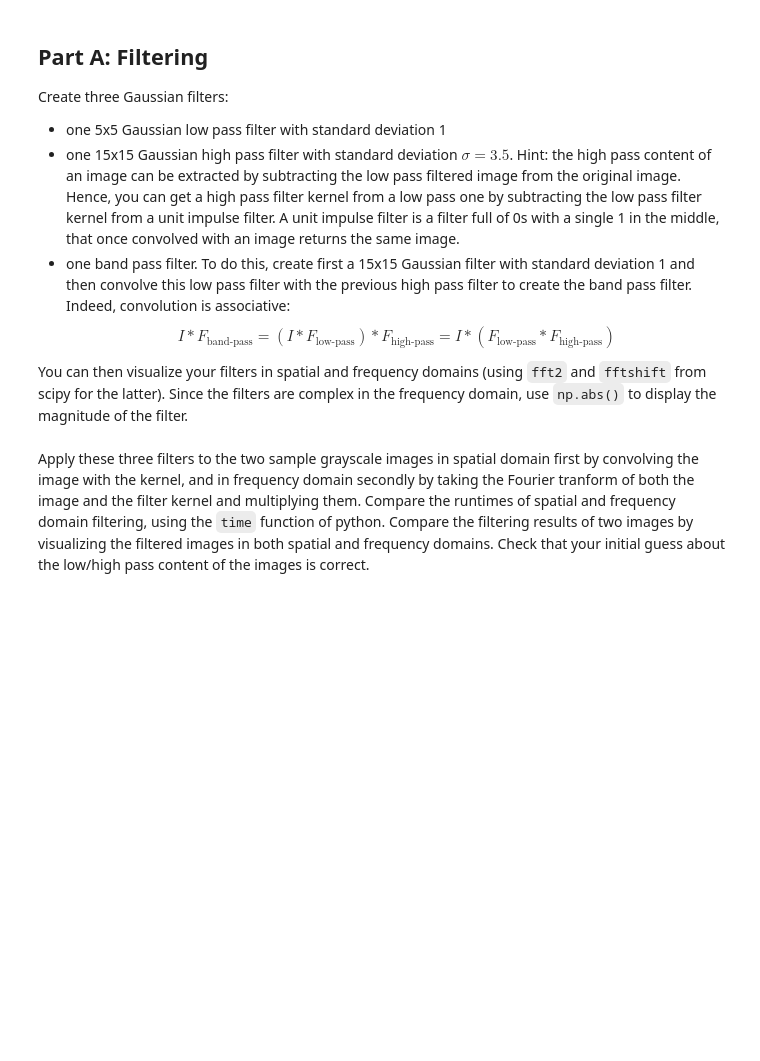
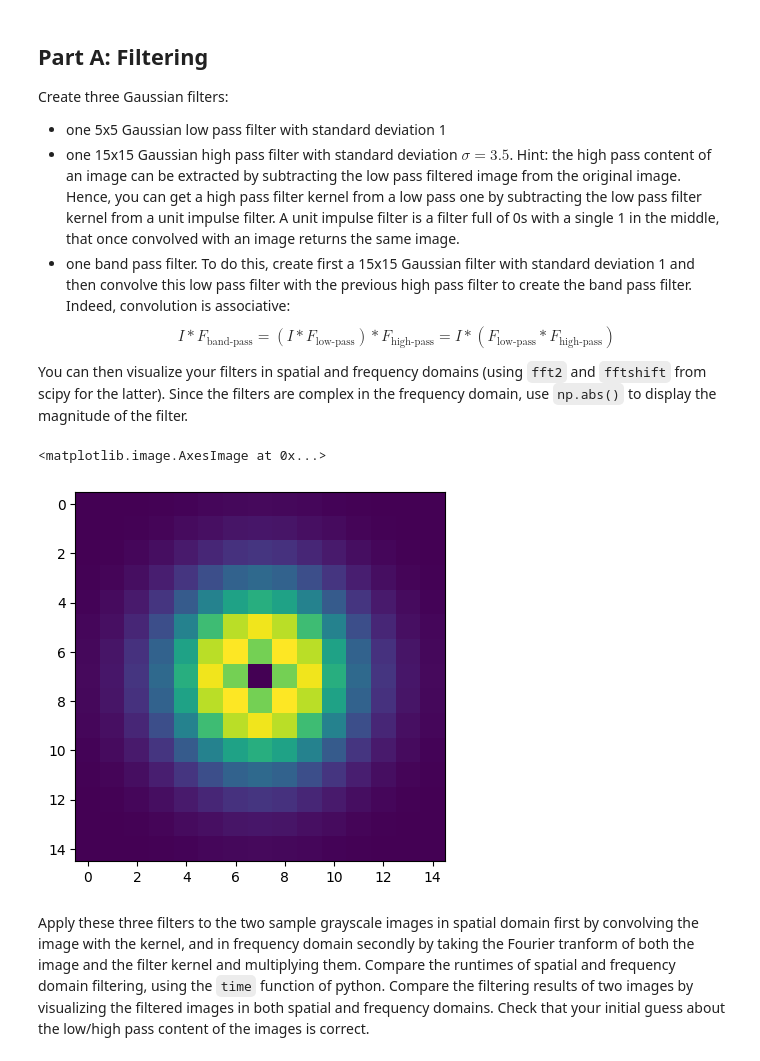
Before and after one commit to tambourine-dev/VisComp, a Jupyter notebook: Exercises/W4/W4_exercise.ipynb, the cells around one changed output. Saved outputs shown, nothing was run; the diff lists cells and outputs as text; code cells hidden in the pictures; blank space fills up the shorter version.

```diff
--- a/Exercises/W4/W4_exercise.ipynb
+++ b/Exercises/W4/W4_exercise.ipynb
@@ -79,3 +88,20 @@ You can then visualize your filters in spatial and frequency domains (using `fft
+# %%
+# Low pass filter
+low = gaussian_filter([5, 5], 1)
+
+# High pass filter
+unit = np.zeros([15, 15])
+unit[7, 7] = 1
+high = unit - gaussian_filter([15, 15], 3.5);
+
+# Band pass filter
+band = convolve(gaussian_filter([15, 15], 1), high)
+# %%
+imshow(np.abs(fftshift(fft2(band))))
+# imshow(np.angle(np.fft.fftshift(np.fft.fft2(low))))
+# %% [output]
+<matplotlib.image.AxesImage at 0x...>
+[figure, added]
 # %% [markdown]
 Apply these three filters to the two sample grayscale images in spatial domain first by convolving the image with the kernel, and in frequency domain secondly by taking the Fourier tranform of both the image and the filter kernel and multiplying them. Compare the runtimes of spatial and frequency domain filtering, using the `time` function of python. Compare the filtering results of two images by visualizing the filtered images in both spatial and frequency domains. Check that your initial guess about the low/high pass content of the images is correct.
 # %% [markdown]
```
Also changed, not shown: parts of 12 cells of this notebook.
